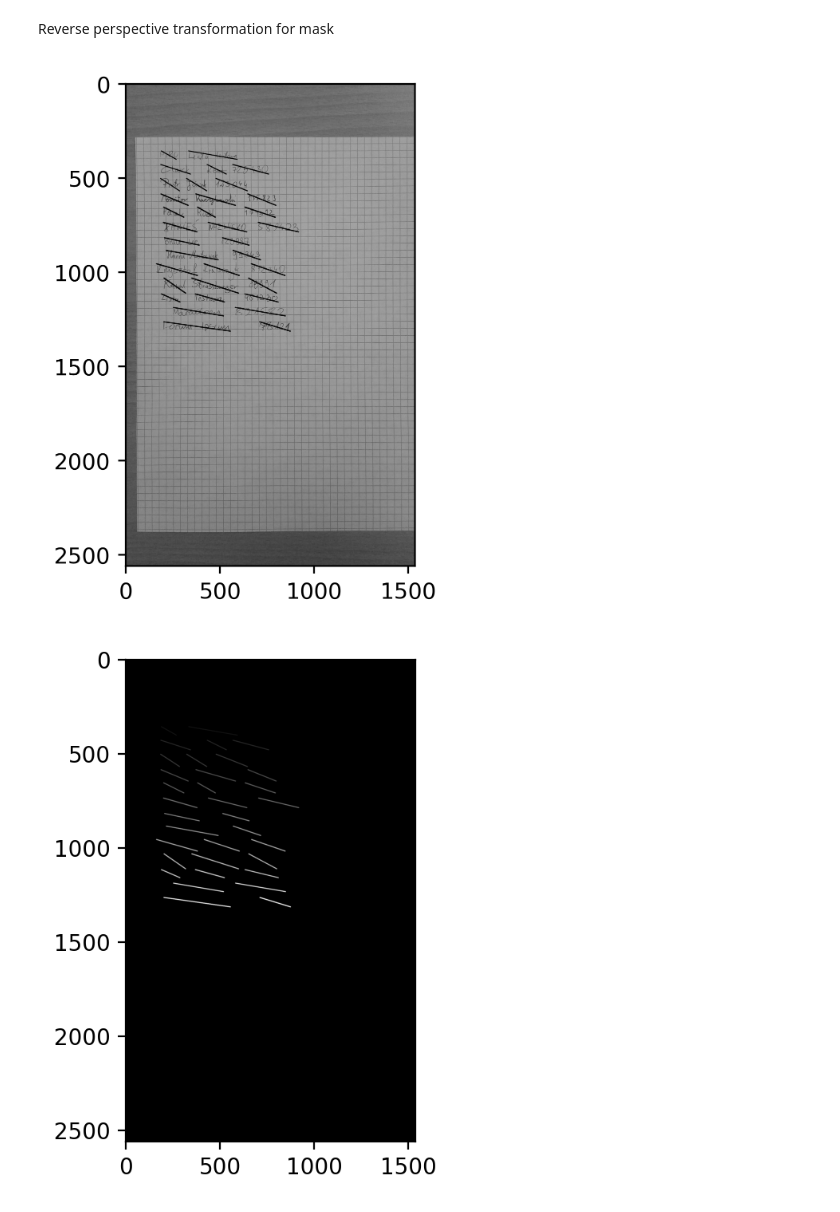
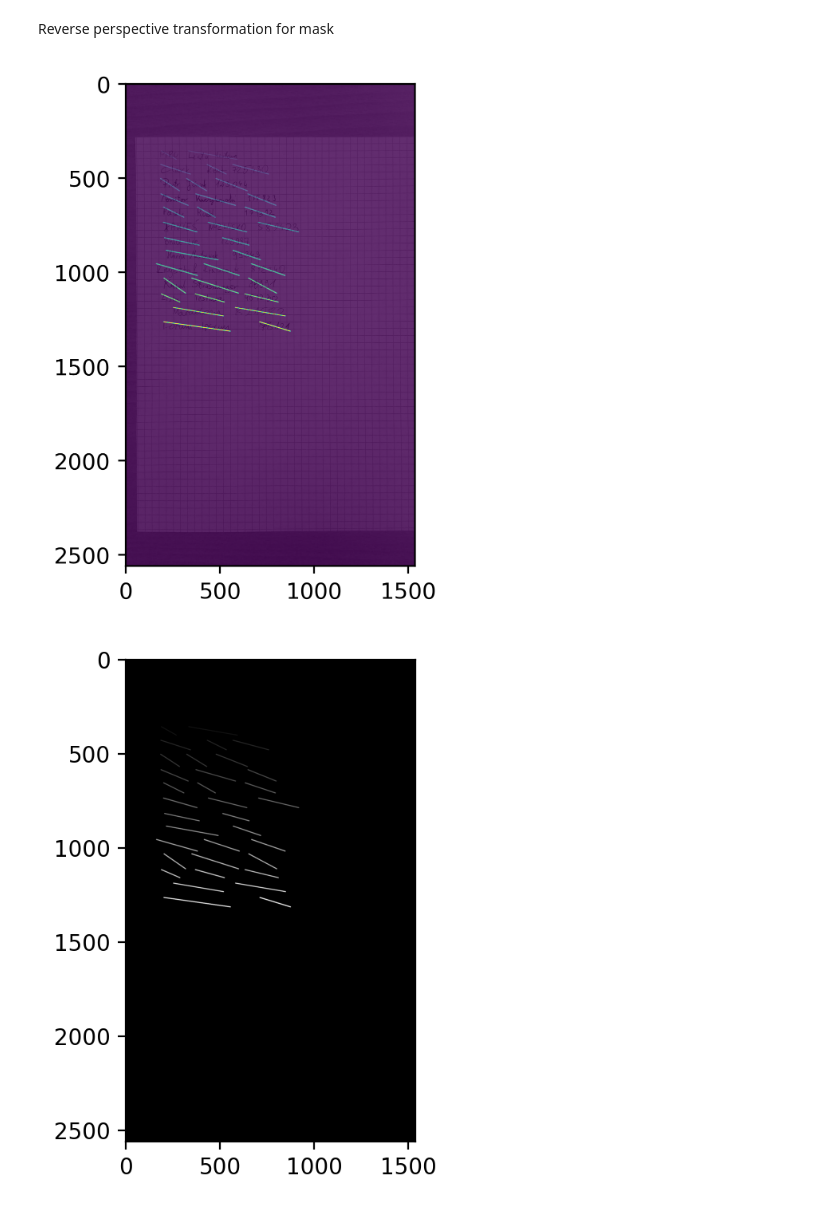
Before and after one commit to PUT-II/Computer-Vision-Project-2, a Jupyter notebook: main_pipeline_test.ipynb, the cells around one changed output. Cells and saved outputs as stored; diff of their text form; code cells hidden in the pictures.

Commit message:
Moved mask creation to pipeline_functions.py

```diff
--- a/main_pipeline_test.ipynb
+++ b/main_pipeline_test.ipynb
@@ -257,39 +237,26 @@ print(len(rows), background_cluster)
 ... (36 outputs left out)
 # %% [markdown]
 Reverse perspective transformation for mask
-# %%
-rows_dict, (input_image, _), moments = prepared_rows_per_img[0], input_image_list[0], image_moments[0]
-mask = rows_dict['img_segmented']
-
-_, thresh = cv.threshold((mask * 255).astype(np.uint8), 1, 255, cv.THRESH_BINARY)
-
-input_image_bgr = cv.cvtColor(input_image, cv.COLOR_GRAY2BGR)
-line_mask = np.zeros(mask.shape, dtype=np.uint8)
-for i, row in enumerate(rows):
-    for col in row['cols']:
-        start_point = (col['from'], row['from'])
-        end_point = (col['to'], row['to'])
-        line_mask = cv.line(line_mask, start_point, end_point, (i + 1,), 3)
-
-inv_moments = np.linalg.pinv(moments)
-warped_mask = cv.warpPerspective(line_mask, inv_moments, (input_image.shape[1], input_image.shape[0]))
-
-mask_bgra = cv.cvtColor(warped_mask, cv.COLOR_GRAY2BGRA)
-indexing_mask = (mask_bgra[:, :] == (0, 0, 0, 0)).reshape(mask_bgra.shape)
-indexing_mask = np.sum(indexing_mask, axis=2).astype(bool)
-mask_bgra[indexing_mask] = (0, 0, 0, 0)
-
-plt.figure(dpi=400)
-plt.imshow(input_image_bgr)
-plt.imshow(mask_bgra)
-plt.show()
-
-plt.figure(dpi=200)
-plt.imshow(warped_mask, cmap="gray")
-plt.show()
-# %% [output]
-[figure, removed]
-[figure, removed]
+# %%
+from pipeline_functions import create_mask
+
+rows_dict, (input_image, _), moments = prepared_rows_per_img[0], input_image_list[0], image_moments[0]
+
+mask_shape = rows_dict['img_segmented'].shape
+output_shape = (input_image.shape[1], input_image.shape[0])
+warped_mask = create_mask(mask_shape, output_shape, rows, moments)
+
+plt.figure(dpi=400)
+plt.imshow(input_image, cmap="gray")
+plt.imshow(warped_mask, alpha=0.8)
+plt.show()
+
+plt.figure(dpi=200)
+plt.imshow(warped_mask, cmap="gray")
+plt.show()
+# %% [output]
+[figure, added]
+[figure, added]
 # %%
 from src.pipeline_digit_recognition import segment_to_digits, digits_to_mnist_format, load_clf_and_dataset
 from src.pipeline_digit_recognition import predict_digits #Import has been split due to auto format issues
```
Also changed, not shown: parts of 3 cells of this notebook, 1 other file.
